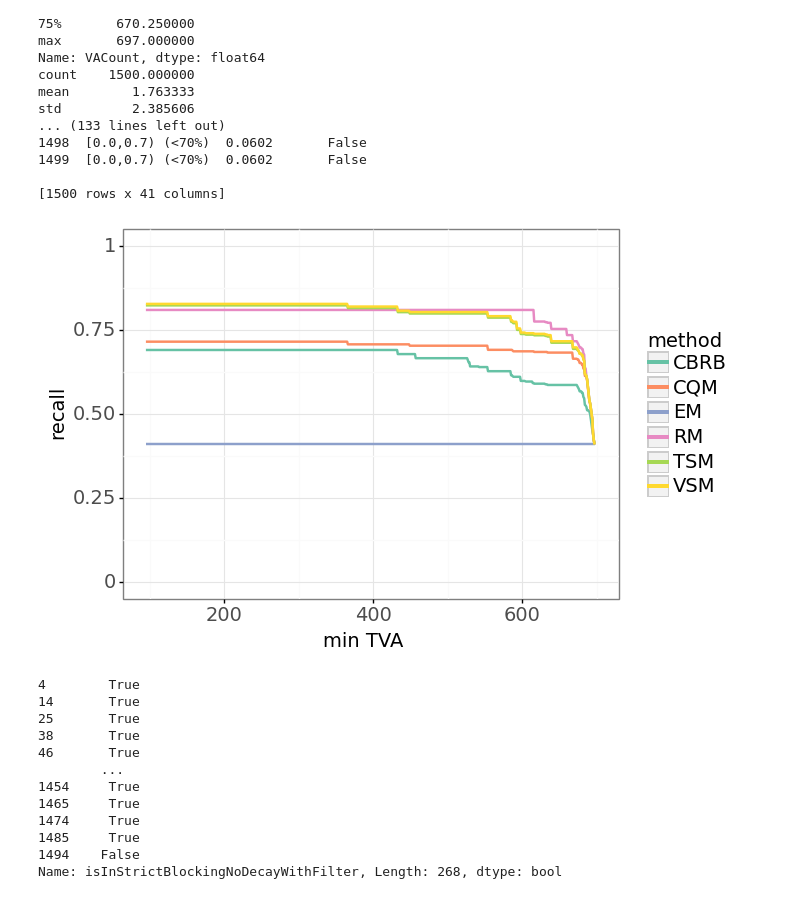
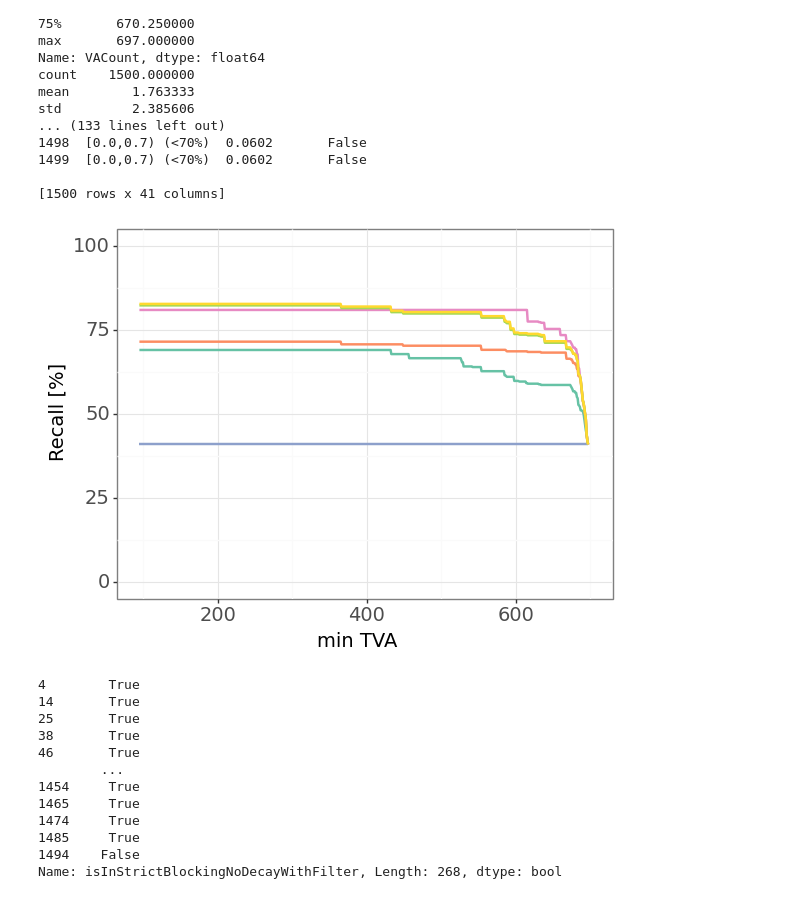
Before and after one commit to leonbornemann/RoleMatchingEvaluation, a Jupyter notebook: BlockingEvaluation.ipynb, the cells around one changed output. Saved outputs shown, nothing was run; the diff lists cells and outputs as text; code cells hidden in the pictures.

Commit message:
updated plots

```diff
--- a/BlockingEvaluation.ipynb
+++ b/BlockingEvaluation.ipynb
@@ -209,26 +221,28 @@ for i in range(0,len(GSList)):
 # %%
 finalDf = pd.DataFrame(finalDFRows)
 #finalDFMia = finalDf[(finalDf["dataset"]=="MIA") | (finalDf["dataset"]=="MAA")]
 finalDFMaa = finalDf[(finalDf["dataset"]=="MAA")]
 #print(finalDFMaa[finalDFMaa["GS"]=="rgs"])
 if(extraFilterAttribute=="DVACount"):
     xmin=2
     xmax=21
     xlabel="min DVA"
     fname="exported_plots_new/DVAImpact.pdf"
 else:
     xmin=95
     xmax=700
     xlabel="min TVA"
     fname="exported_plots_new/TVAImpact.pdf"
 finalDFMaaRGS = finalDFMaa[finalDFMaa["GS"]=="rgs"]
+finalDFMaaRGS["Recall [%]"] = finalDFMaaRGS.apply(lambda r: 100.0*r["recall"],axis=1)
+
 # plot = ggplot(finalDFMaa, aes(x ='TVAThreshold', y='recall', color="method", shape = "method")) + geom_line() + theme_bw() + theme(text=element_text(size=14)) +facet_wrap("GS") + xlab(xlabel) + ylim(0,1) + xlim(xmin,xmax) + scale_color_brewer(type="qual",palette="Set2")
-plot = ggplot(finalDFMaaRGS, aes(x ='TVAThreshold', y='recall', color="method", shape = "method")) + geom_line(size=1) + theme_bw() + theme(text=element_text(size=14)) + xlab(xlabel) + ylim(0,1) + xlim(xmin,xmax) + scale_color_brewer(type="qual",palette="Set2")
+plot = ggplot(finalDFMaaRGS, aes(x ='TVAThreshold', y='Recall [%]', color="method", shape = "method")) + geom_line(size=1) + theme_bw() + theme(text=element_text(size=14)) + xlab(xlabel) + ylim(0,100) + xlim(xmin,xmax) + scale_color_brewer(type="qual",palette="Set2", breaks=["CBRB", "CQM", "EM", "RM", "TSM", "VSM" ], limits= ["CBRB", "CQM", "EM", "RM", "TSM", "VSM" ], drop=False, guide=False) + scale_shape(limits= ["CBRB", "CQM", "EM", "RM", "TSM", "VSM" ], drop=False,guide=False)
 print(plot)
-plot.save(fname,height=leanPDFPlotHeight,width=leanPDFPlotWidth)
+plot.save(fname,height=leanPDFPlotHeight,width=4)
 #TODO: this is not working, previos cell rertuns wrong recall values for dgs - investiate!
 # %% [output]
-[figure, old version]
+[figure, new version]
 # %%
 df["isInStrictBlockingNoDecayWithFilter"]
 # %% [output]
```
Also changed, not shown: parts of 10 cells of this notebook, 4 other files.
